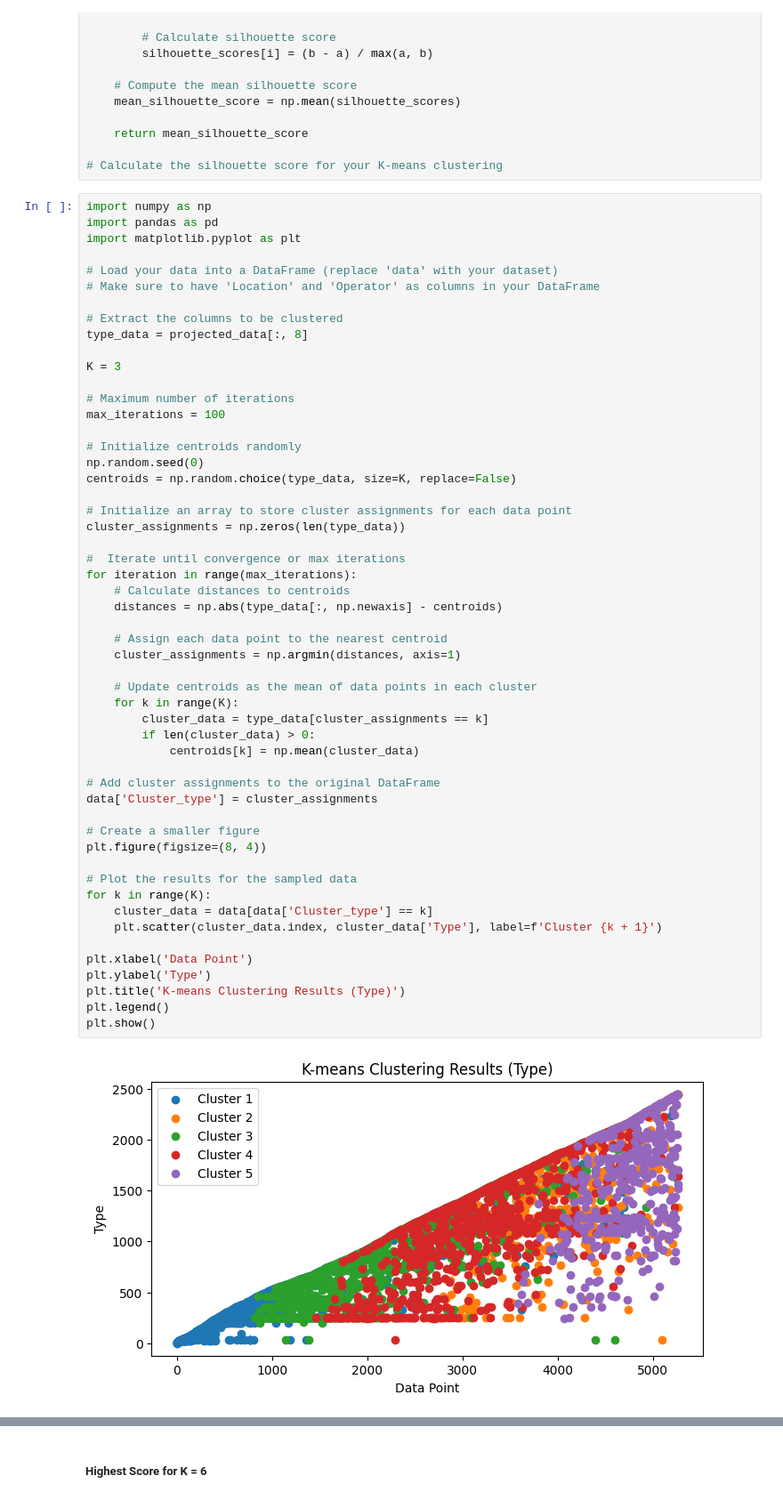
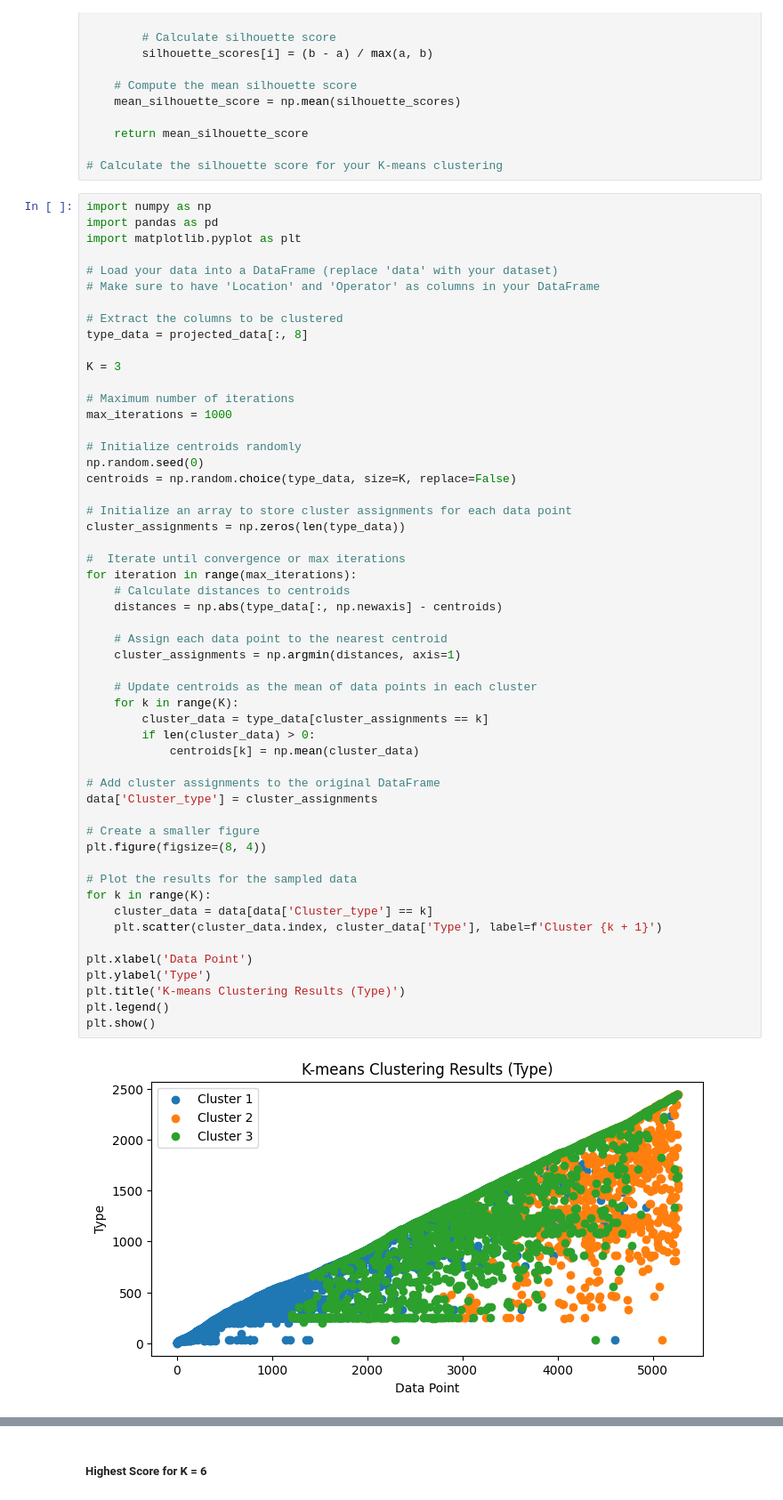
Before and after one commit to bhavyanarnoli/MachineLearning-CSE543, a Jupyter notebook: Assignment2/Unsupervised.ipynb, the cells around one changed output, grey strips where cells are left out. Shown at 89% size. Saved outputs shown, nothing was run; the diff lists cells and outputs as text.

```diff
--- a/Assignment2/Unsupervised.ipynb
+++ b/Assignment2/Unsupervised.ipynb
@@ -692,7 +692,7 @@ type_data = projected_data[:, 8]
 K = 3
 
 # Maximum number of iterations
-max_iterations = 100
+max_iterations = 1000
 
 # Initialize centroids randomly
 np.random.seed(0)
@@ -705,34 +705,34 @@ cluster_assignments = np.zeros(len(type_data))
 for iteration in range(max_iterations):
     # Calculate distances to centroids
     distances = np.abs(type_data[:, np.newaxis] - centroids)
 
     # Assign each data point to the nearest centroid
     cluster_assignments = np.argmin(distances, axis=1)
 
     # Update centroids as the mean of data points in each cluster
     for k in range(K):
         cluster_data = type_data[cluster_assignments == k]
         if len(cluster_data) > 0:
             centroids[k] = np.mean(cluster_data)
 
 # Add cluster assignments to the original DataFrame
 data['Cluster_type'] = cluster_assignments
 
 # Create a smaller figure
 plt.figure(figsize=(8, 4))
 
 # Plot the results for the sampled data
 for k in range(K):
     cluster_data = data[data['Cluster_type'] == k]
     plt.scatter(cluster_data.index, cluster_data['Type'], label=f'Cluster {k + 1}')
 
 plt.xlabel('Data Point')
 plt.ylabel('Type')
 plt.title('K-means Clustering Results (Type)')
 plt.legend()
 plt.show()
 # %% [output]
-[figure, old version]
+[figure, new version]
 # %%
 
 silhouette_score = calculate_silhouette_score(type_data, cluster_assignments, centroids)
```
Also changed, not shown: parts of 6 cells of this notebook, 1 other file.
